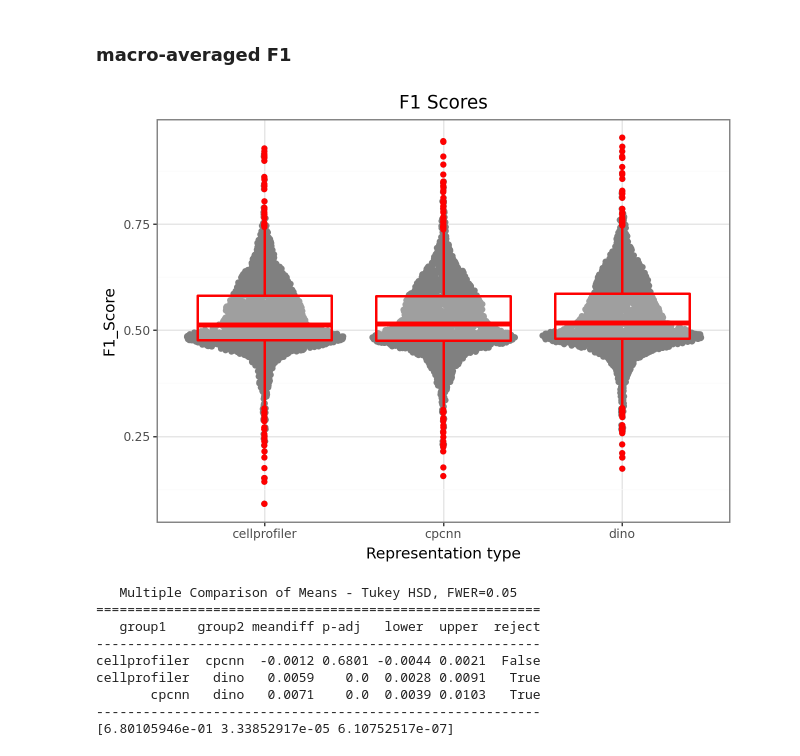
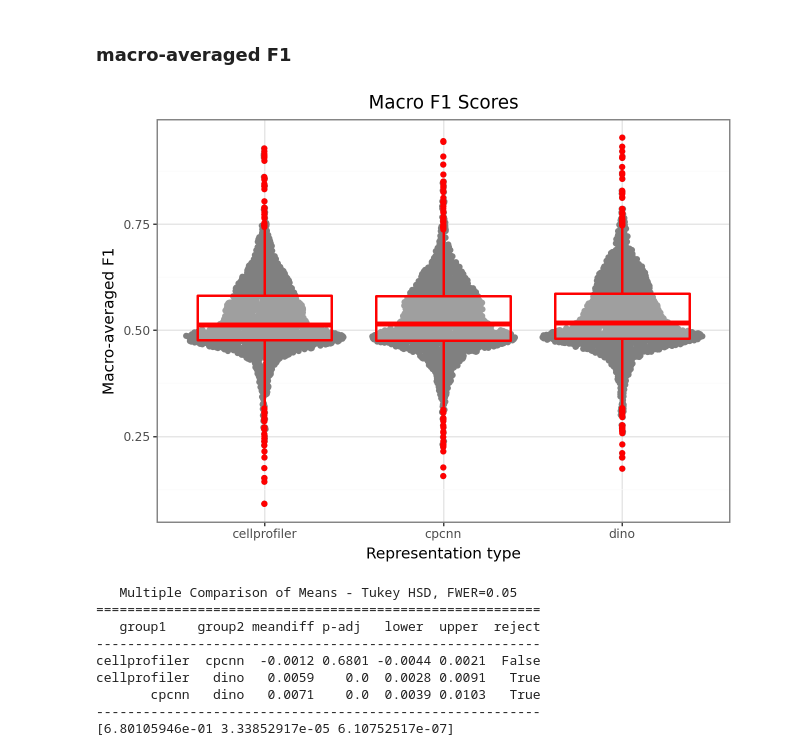
Before and after one commit to jessica-ewald/2024_09_09_Axiom_OASIS, a Jupyter notebook: 2_downstream_analysis/4C_compare_classifier_representations.ipynb, the cells around one changed output. Drawn from its saved outputs; the diff is of its cells as text; code cells hidden in the pictures.

```diff
--- a/2_downstream_analysis/4C_compare_classifier_representations.ipynb
+++ b/2_downstream_analysis/4C_compare_classifier_representations.ipynb
@@ -52,15 +52,15 @@ cellprofiler   dino   0.0116    0.0 0.0063  0.0168   True
 # %%
 from plotnine import ggplot, aes, geom_sina, geom_boxplot, labs, theme_bw
 
 plot = (
-    ggplot(seal_preds, aes(x='Feat_type', y='F1_Score'))
+    ggplot(seal_preds, aes(x='Feat_type', y='Macro_F1'))
     + geom_sina(color="grey")
     + geom_boxplot(color="red", alpha=0.25, size=1)
-    + labs(title='F1 Scores', x='Representation type', y='F1_Score')
+    + labs(title='Macro F1 Scores', x='Representation type', y='Macro-averaged F1')
     + theme_bw()
 )
 plot.show()
 # %% [output]
-[figure, old version]
+[figure, new version]
 # %%
 # F1 (macro-averaged)
```
Also changed, not shown: parts of 12 cells of this notebook, 9 other files.
